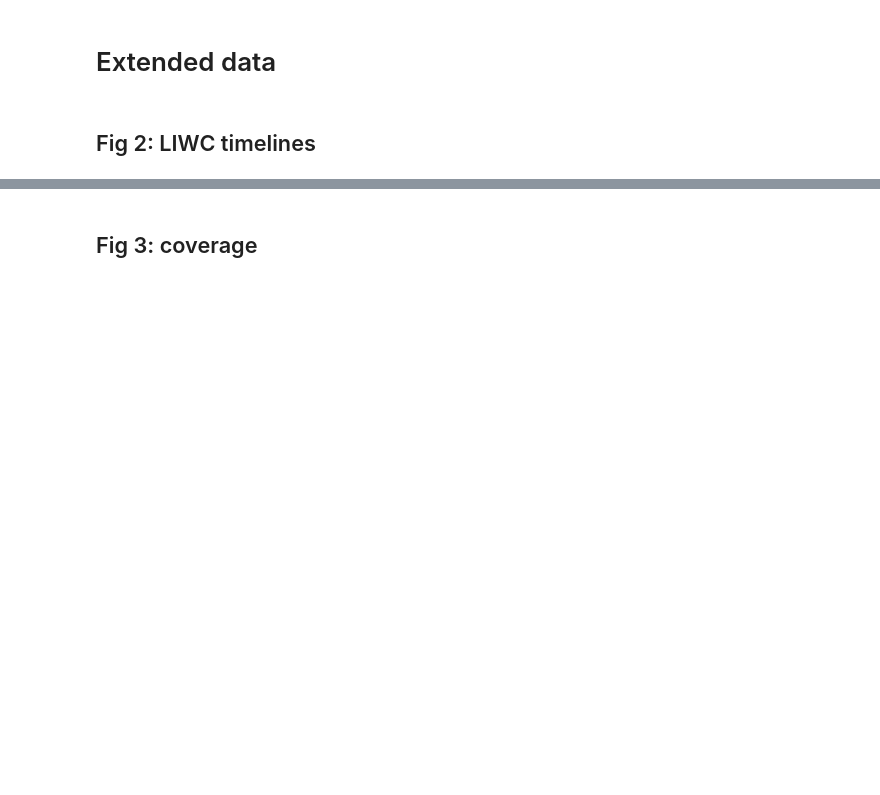
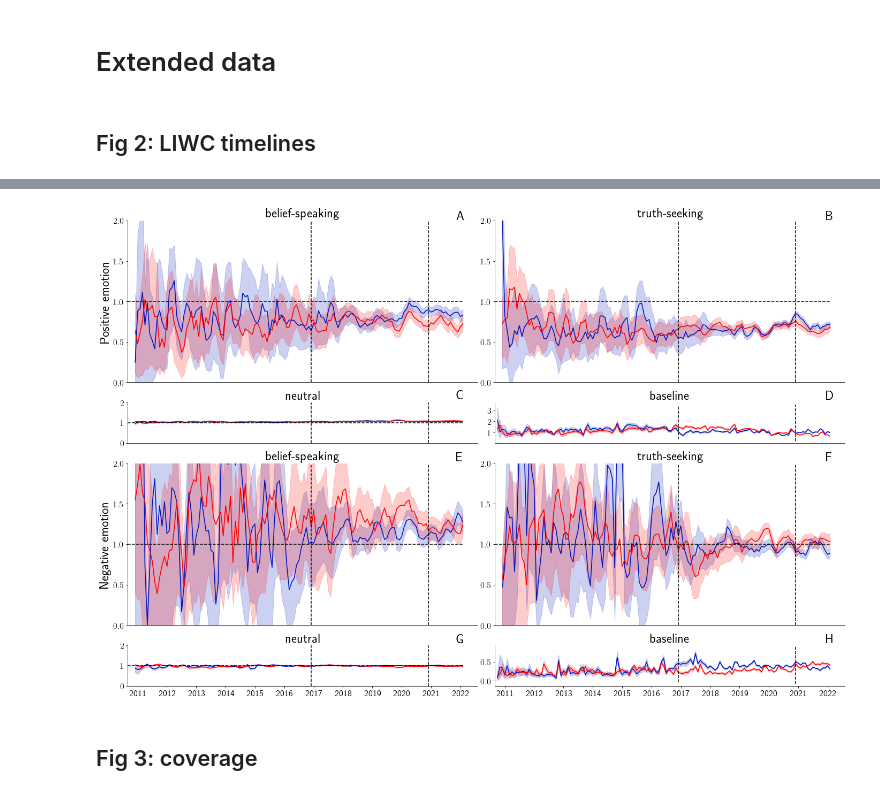
Before and after one commit to JanaLasser/new-ontology-of-truth, a Jupyter notebook: code/analysis/plots.ipynb, the cells around one changed output, grey strips where cells are left out. Drawn from its saved outputs; the diff is of its cells as text; code cells hidden in the pictures; blank space fills up the shorter version.

Commit message:
changed layout of ext fig 2 and moved analytic, authentic and moral scores to SI fig 1

```diff
--- a/code/analysis/plots.ipynb
+++ b/code/analysis/plots.ipynb
@@ -793,3 +713,80 @@ plt.savefig(join(dst, fname + ".svg"), bbox_inches="tight", facecolor="white")
+# %%
+fname = "ext_fig2"
+alpha = 0.2
+
+fig = plt.figure(figsize=(24, 16))
+
+gs = GridSpec(8, 2, figure=fig, hspace=0.5, wspace=0.05)
+ax1 = fig.add_subplot(gs[0:3, 0])
+ax2 = fig.add_subplot(gs[0:3, 1])
+ax3 = fig.add_subplot(gs[4:7, 0])
+ax4 = fig.add_subplot(gs[4:7, 1])
+
+ax5 = fig.add_subplot(gs[3, 0])
+ax6 = fig.add_subplot(gs[3, 1])
+ax7 = fig.add_subplot(gs[7, 0])
+ax8 = fig.add_subplot(gs[7, 1])
+
+
+data = {
+    "belief-speaking":LIWC_belief,
+    "truth-seeking":LIWC_truth,
+    "neutral":LIWC_neutral,
+    "baseline":LIWC
+}
+
+ylims = {
+    "LIWC_emo_pos_share":[0, 2],
+    "LIWC_emo_neg_share":[0, 2],
+    "LIWC_analytic_share":[0.5, 1.5],
+    "LIWC_authentic_share":[0.5, 1.5],
+    "LIWC_moral_share":[0, 2]
+}
+
+plot_component(ax1, data["belief-speaking"], "belief-speaking", data["baseline"],
+               "LIWC_emo_pos_share", ylims["LIWC_emo_pos_share"], window=3)
+plot_component(ax2, data["truth-seeking"], "truth-seeking", data["baseline"],
+               "LIWC_emo_pos_share", ylims["LIWC_emo_pos_share"], window=3)
+plot_component(ax3, data["belief-speaking"], "belief-speaking", data["baseline"],
+               "LIWC_emo_neg_share", ylims["LIWC_emo_neg_share"], window=3)
+plot_component(ax4, data["truth-seeking"], "truth-seeking", data["baseline"],
+               "LIWC_emo_neg_share", ylims["LIWC_emo_neg_share"], window=3)
+
+plot_component(ax5, data["neutral"], "neutral", data["baseline"],
+               "LIWC_emo_pos_share", ylims["LIWC_emo_pos_share"], window=3,
+                yticks=[0, 1, 2])
+plot_baseline(ax6, data["baseline"], "LIWC_emo_pos_share", window=3)
+plot_component(ax7, data["neutral"], "neutral", data["baseline"],
+               "LIWC_emo_neg_share", ylims["LIWC_emo_neg_share"], window=3,
+                 years=True, yticks=[0, 1, 2])
+plot_baseline(ax8, data["baseline"], "LIWC_emo_neg_share", window=3, years=True)
+
+ax1.set_ylabel("Positive emotion", fontsize=24)
+ax3.set_ylabel("Negative emotion", fontsize=24)
+
+ax1.set_title("belief-speaking", fontsize=24)
+ax3.set_title("belief-speaking", fontsize=24)
+ax2.set_title("truth-seeking", fontsize=24)
+ax4.set_title("truth-seeking", fontsize=24)
+ax5.set_title("neutral", fontsize=24)
+ax7.set_title("neutral", fontsize=24)
+ax6.set_title("baseline", fontsize=24)
+ax8.set_title("baseline", fontsize=24)
+
+fig.text(0.48, 0.882, "A", fontsize=24)
+fig.text(0.88, 0.882, "B", fontsize=24)
+fig.text(0.48, 0.59, "C", fontsize=24)
+fig.text(0.88, 0.59, "D", fontsize=24)
+fig.text(0.48, 0.49, "E", fontsize=24)
+fig.text(0.88, 0.49, "F", fontsize=24)
+fig.text(0.48, 0.195, "G", fontsize=24)
+fig.text(0.88, 0.195, "H", fontsize=24)
+
+plt.savefig(join(dst, fname + ".pdf"), bbox_inches="tight", facecolor="white")
+plt.savefig(join(dst, fname + ".png"), bbox_inches="tight", facecolor="white")
+plt.savefig(join(dst, fname + ".svg"), bbox_inches="tight", facecolor="white")
+# %% [output]
+[figure, added]
 # %% [markdown]
 ## Fig 3: coverage
 # %%
```
Also changed, not shown: parts of 21 cells of this notebook.
